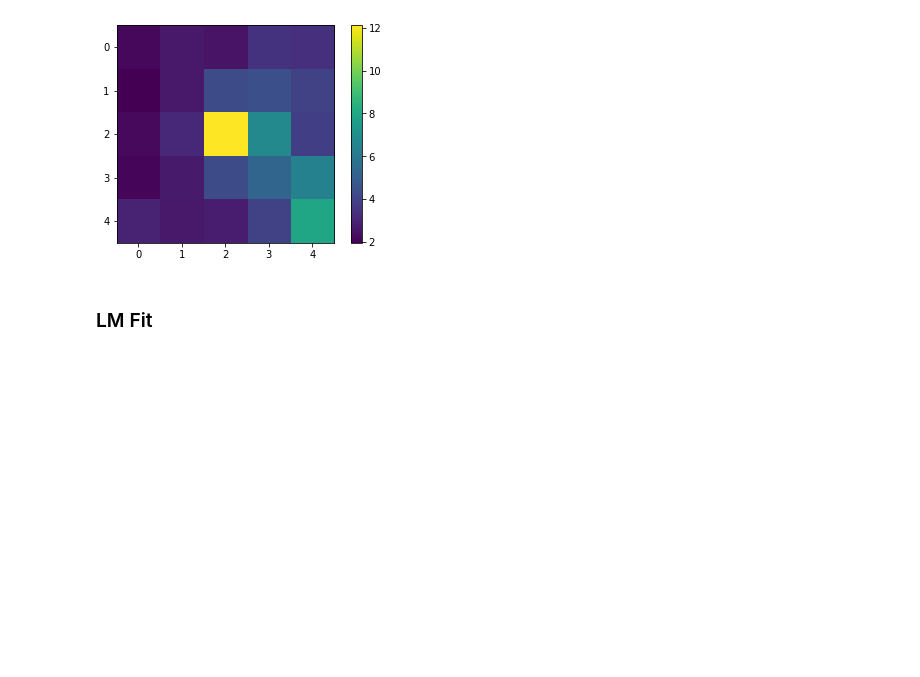
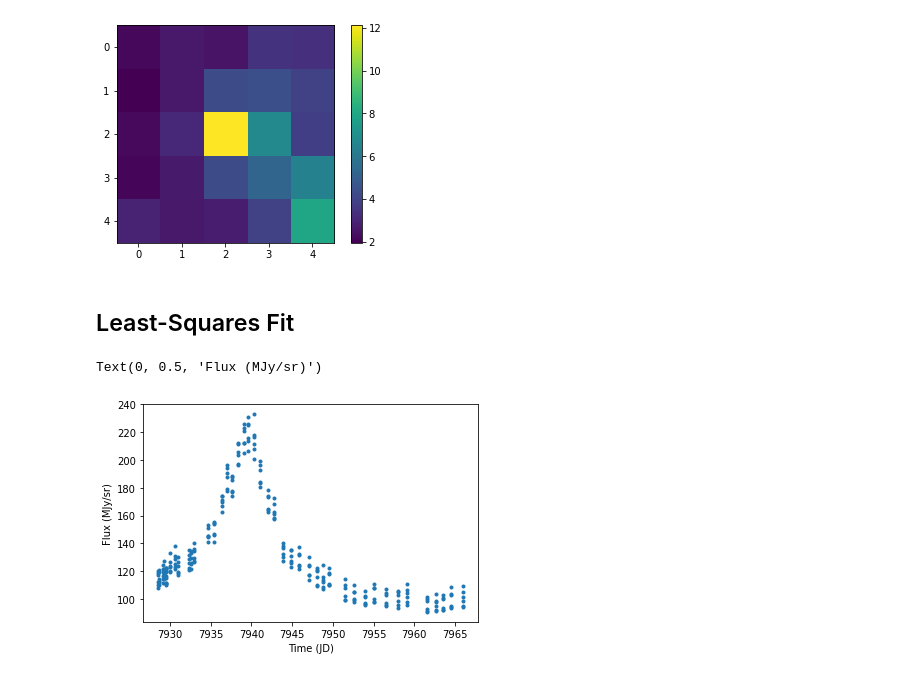
Before and after one commit to tbctk/tbk-Spitzer-ulens, a Jupyter notebook: Spitzer-ulens_Tutorial.ipynb, the cells around one changed output. Saved outputs shown, nothing was run; the diff lists cells and outputs as text; code cells hidden in the pictures; blank space fills up the shorter version.

```diff
--- a/Spitzer-ulens_Tutorial.ipynb
+++ b/Spitzer-ulens_Tutorial.ipynb
@@ -59,4 +67,16 @@ plt.show()
 # %% [output]
 [figure]
 # %% [markdown]
-### LM Fit
+## Least-Squares Fit
+# %%
+# Get raw photometry, error, and binned error
+PTOT,PTOT_E,E_BIN = event.aperture_photometry()
+# Flatten in chronological order for plotting purposes
+time,ptot = event.chrono_flatten(PTOT)
+# Plot our raw data so that we can make some parameter estimates.
+plt.plot(time,ptot,'.')
+plt.xlabel('Time (JD)')
+plt.ylabel('Flux (MJy/sr)')
+# %% [output]
+Text(0, 0.5, 'Flux (MJy/sr)')
+[figure, added]
```
Also changed, not shown: parts of 21 cells of this notebook, 9 other files.
